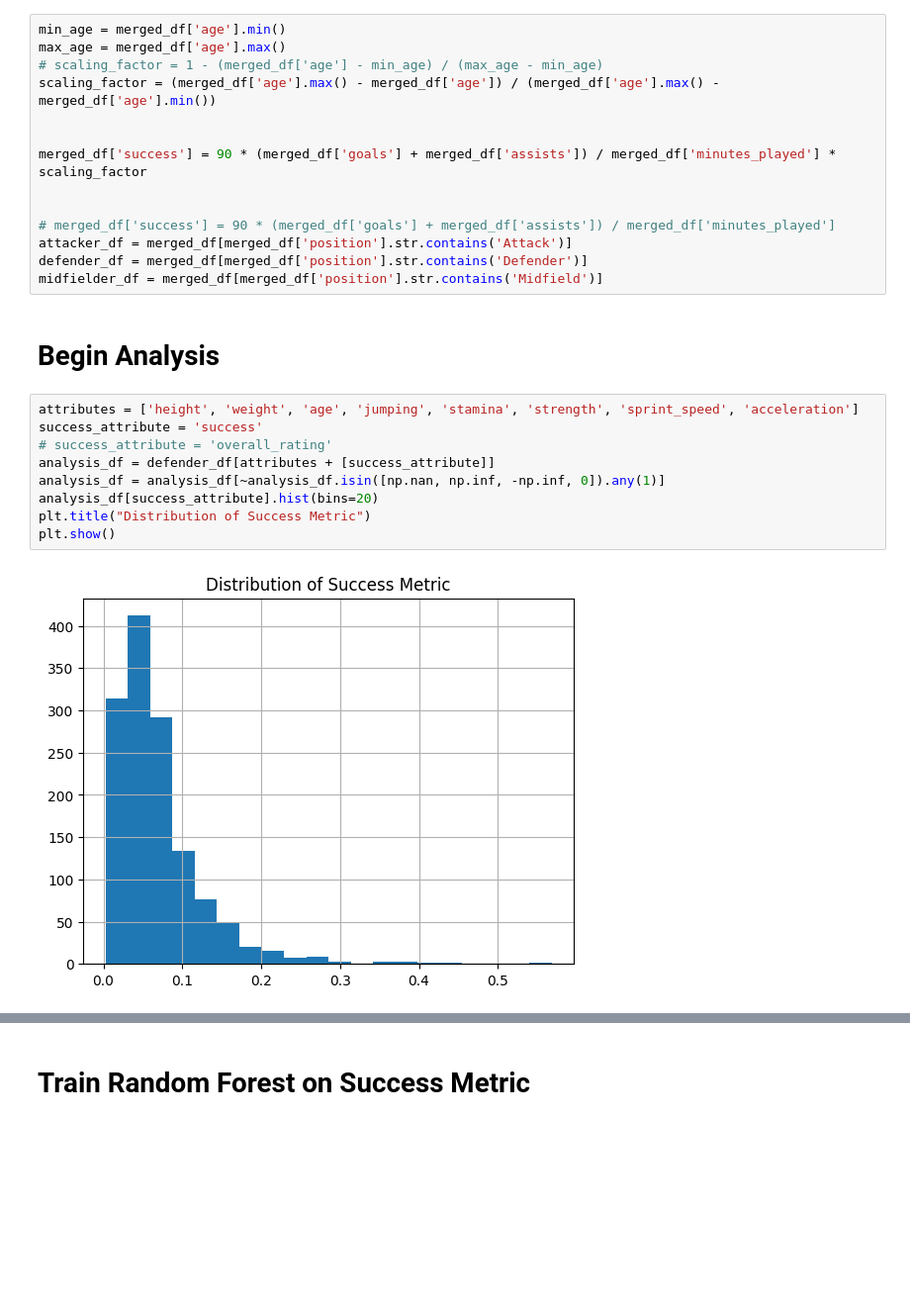
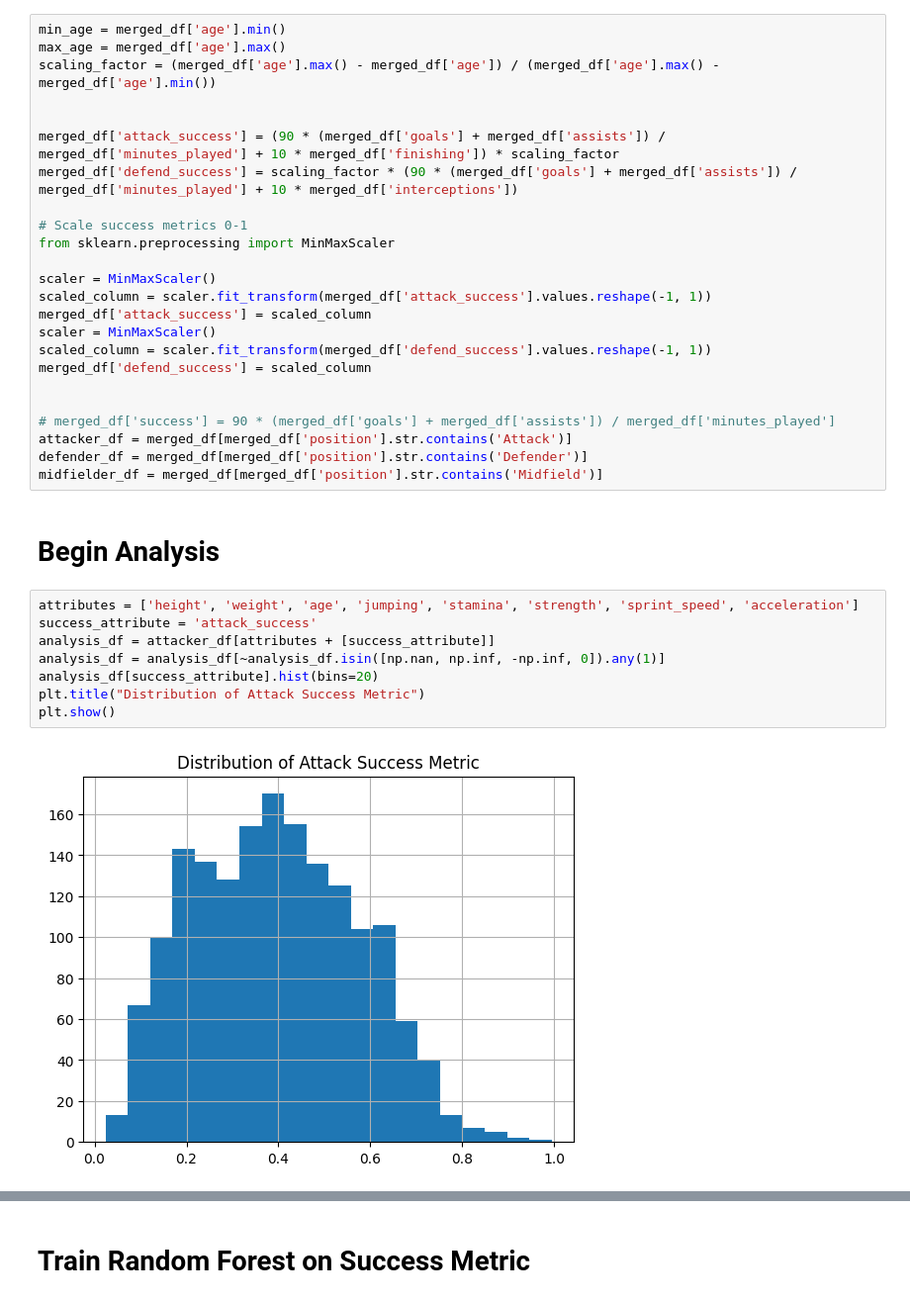
Before and after one commit to ffutera/sports-science, a Jupyter notebook: Random Forests.ipynb, the cells around one changed output, grey strips where cells are left out. Shown at 99% size. Drawn from its saved outputs; the diff is of its cells as text; blank space fills up the shorter version.

Commit message:
Improved random forest for attacker

```diff
--- a/Random Forests.ipynb
+++ b/Random Forests.ipynb
@@ -139,11 +138,21 @@ Currently I've only done work on attackers
 # %%
 min_age = merged_df['age'].min()
 max_age = merged_df['age'].max()
-# scaling_factor = 1 - (merged_df['age'] - min_age) / (max_age - min_age)
 scaling_factor = (merged_df['age'].max() - merged_df['age']) / (merged_df['age'].max() - merged_df['age'].min())
 
 
-merged_df['success'] = 90 * (merged_df['goals'] + merged_df['assists']) / merged_df['minutes_played'] * scaling_factor
+merged_df['attack_success'] = (90 * (merged_df['goals'] + merged_df['assists']) / merged_df['minutes_played'] + 10 * merged_df['finishing']) * scaling_factor
+merged_df['defend_success'] = scaling_factor * (90 * (merged_df['goals'] + merged_df['assists']) / merged_df['minutes_played'] + 10 * merged_df['interceptions'])
+
+# Scale success metrics 0-1
+from sklearn.preprocessing import MinMaxScaler
+
+scaler = MinMaxScaler()
+scaled_column = scaler.fit_transform(merged_df['attack_success'].values.reshape(-1, 1))
+merged_df['attack_success'] = scaled_column
+scaler = MinMaxScaler()
+scaled_column = scaler.fit_transform(merged_df['defend_success'].values.reshape(-1, 1))
+merged_df['defend_success'] = scaled_column
 
 
 # merged_df['success'] = 90 * (merged_df['goals'] + merged_df['assists']) / merged_df['minutes_played']
@@ -154,14 +163,13 @@ midfielder_df = merged_df[merged_df['position'].str.contains('Midfield')]
 # Begin Analysis
 # %%
 attributes = ['height', 'weight', 'age', 'jumping', 'stamina', 'strength', 'sprint_speed', 'acceleration']
-success_attribute = 'success'
-# success_attribute = 'overall_rating'
-analysis_df = defender_df[attributes + [success_attribute]]
+success_attribute = 'attack_success'
+analysis_df = attacker_df[attributes + [success_attribute]]
 analysis_df = analysis_df[~analysis_df.isin([np.nan, np.inf, -np.inf, 0]).any(1)]
 analysis_df[success_attribute].hist(bins=20)
-plt.title("Distribution of Success Metric")
+plt.title("Distribution of Attack Success Metric")
 plt.show()
 # %% [output]
-[figure, old version]
+[figure, new version]
 # %%
 # Calculate z_score to determine where to cut off outliers
```
Also changed, not shown: parts of 7 cells of this notebook.
